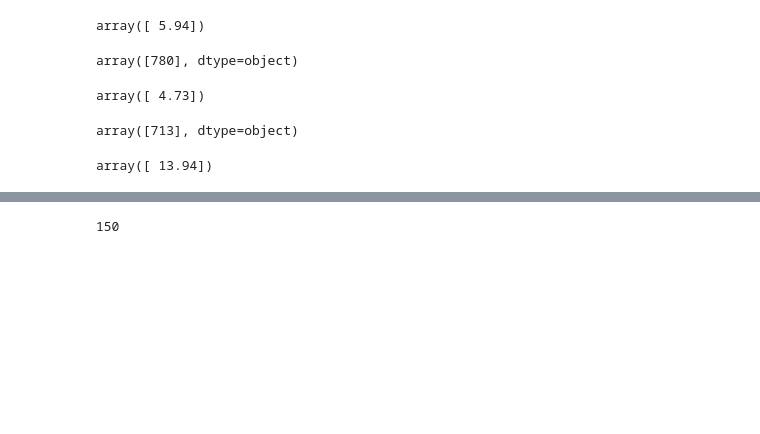
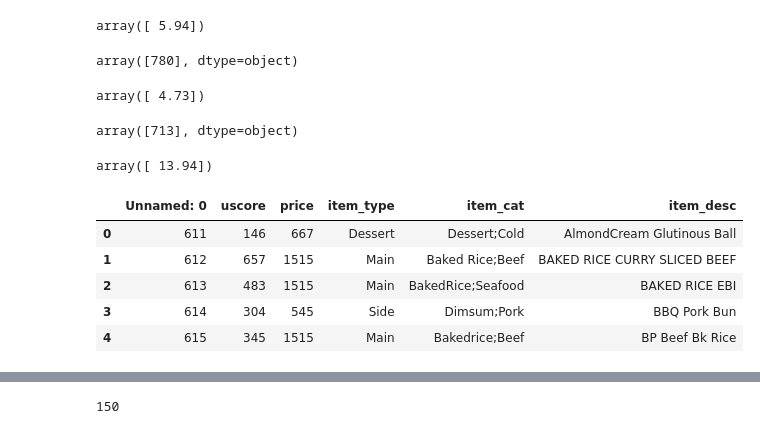
Before and after one commit to shiquan-lim/y3optim, a Jupyter notebook: notebooks/Transaction data cleaning.ipynb, the cells around one changed output, grey strips where cells are left out. Drawn from its saved outputs; the diff is of its cells as text; code cells hidden in the pictures; blank space fills up the shorter version.

```diff
--- a/notebooks/Transaction data cleaning.ipynb
+++ b/notebooks/Transaction data cleaning.ipynb
@@ -110 +110,10 @@ temp = path +'output/'+'ADULT_BREAKFAST_COUPLE.csv'
 df = pd.read_csv(temp)
+# %%
+df.head()
+# %% [output]
+|  | Unnamed: 0 | uscore | price | item_type | item_cat | item_desc |
+| 0 | 611 | 146 | 667 | Dessert | Dessert;Cold | AlmondCream Glutinous Ball |
+| 1 | 612 | 657 | 1515 | Main | Baked Rice;Beef | BAKED RICE CURRY SLICED BEEF |
+| 2 | 613 | 483 | 1515 | Main | BakedRice;Seafood | BAKED RICE EBI |
+| 3 | 614 | 304 | 545 | Side | Dimsum;Pork | BBQ Pork Bun |
+| 4 | 615 | 345 | 1515 | Main | Bakedrice;Beef | BP Beef Bk Rice |
```
Also changed, not shown: parts of 9 cells of this notebook, 2 other files.
